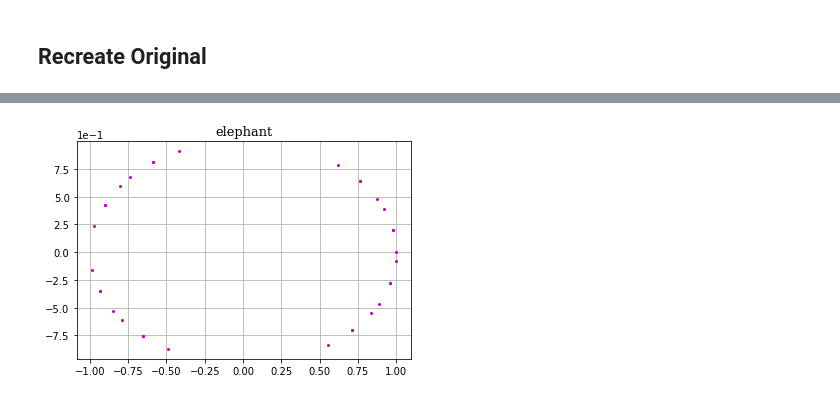
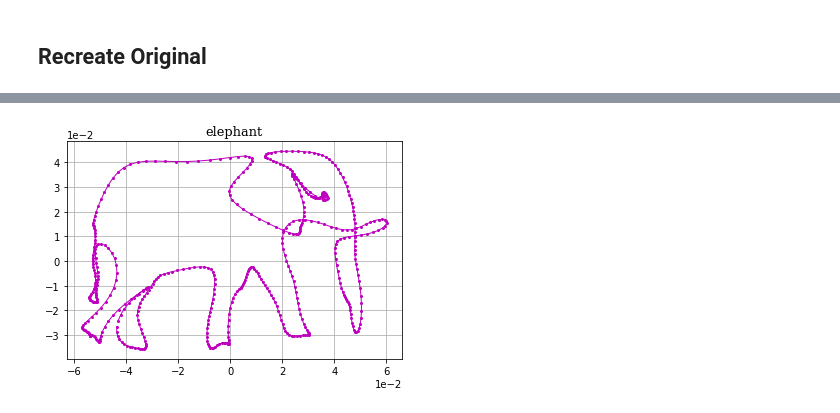
Before and after one commit to rumschuettel/qhomer, a Jupyter notebook: elephant QFT.ipynb, the cells around one changed output, grey strips where cells are left out. Drawn from its saved outputs; the diff is of its cells as text; code cells hidden in the pictures.

Commit message:
elephant re-drawing working; added tomography and statevector shortcut

```diff
--- a/elephant QFT.ipynb
+++ b/elephant QFT.ipynb
@@ -30,10 +31,10 @@ def normalized(arr):
 # %% [markdown]
 ## Data Loading
 # %%
-with open("./Resources/elephant.5.json") as f:
+with open("./Resources/elephant.9.json") as f:
     data = json.load(f)[:-1]
     data = normalized(np.array([complex(a, b) for a, b in data]))
-    data = np.round(data, 2)
+    #data = np.round(data, 2)
 # %%
 data
 # %% [output]
@@ -92,7 +104,7 @@ def QHomer_Init(data_ft):
     desired_state = data_ft
 
     # initialization circut
-    circuit = QuantumCircuit(qregs, cregs, name="data_loader_trivial")
+    circuit = QuantumCircuit(qregs, name="data_loader_trivial")
     circuit.initialize(desired_state, range(qubit_count))
 
     return circuit
@@ -166,0 +125,32 @@ print(phase_tomography_results)
+# %%
+statevector_after_iqft = None
+
+def QHomer_Cheap_Mans_Tomography(data_ft, cheat=True):
+    simulator = Aer.get_backend("qasm_simulator")
+    n_qubits = qubits_necessary(len(data_ft))
+
+    circuit_init = QHomer_Init(data_ft)
+    circuit_iqft = QHomer_IQFT(circuit_init)
+
+    global statevector_after_iqft
+    statevector_after_iqft = circuit_iqft.to_statevector()
+
+    if cheat:
+        return statevector_after_iqft
+
+    # full tomography
+    measured_qubits = circuit_iqft.qubits
+    tomography_circuits = state_tomography_circuits(circuit_iqft, measured_qubits)
+
+    tomography_results = StateTomographyFitter(execute(
+            tomography_circuits,
+            Aer.get_backend('qasm_simulator'),
+            shots=10000
+        ).result(),
+        tomography_circuits
+    ).fit('cvx')
+
+    rho = np.array(tomography_results)
+    evals, evecs = np.linalg.eig(rho)
+    tomography_guess = evecs[np.argmax(np.abs(evals))]
+    return tomography_guess
@@ -193,0 +165,3 @@ from PlotTools import plot
+# %%
+xs, ys = np.real(phase_tomography_results), np.imag(phase_tomography_results)
+xs
@@ -194,4 +186,4 @@ from PlotTools import plot
 # %%
-plot("elephant", xs, ys)
+plot("elephant", xs, ys, linestyle="-")
 # %% [output]
-[figure, old version]
+[figure, new version]
```
Also changed, not shown: parts of 13 cells of this notebook.
